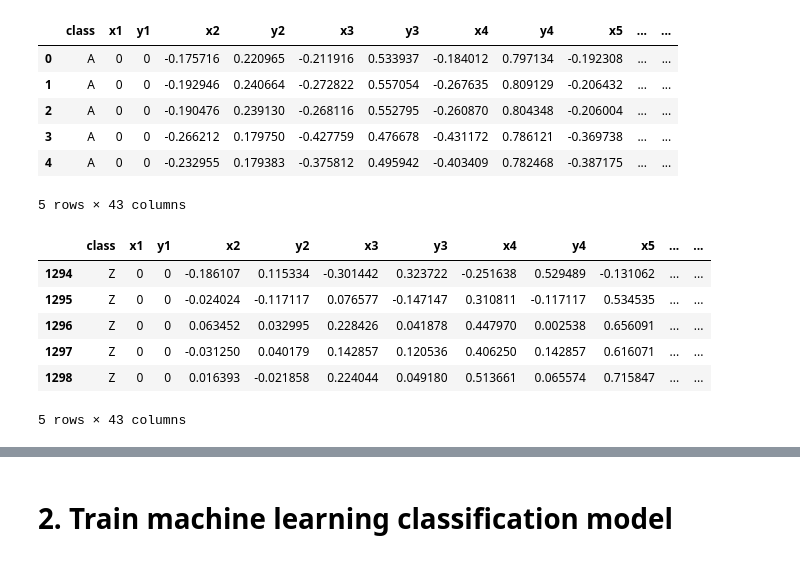
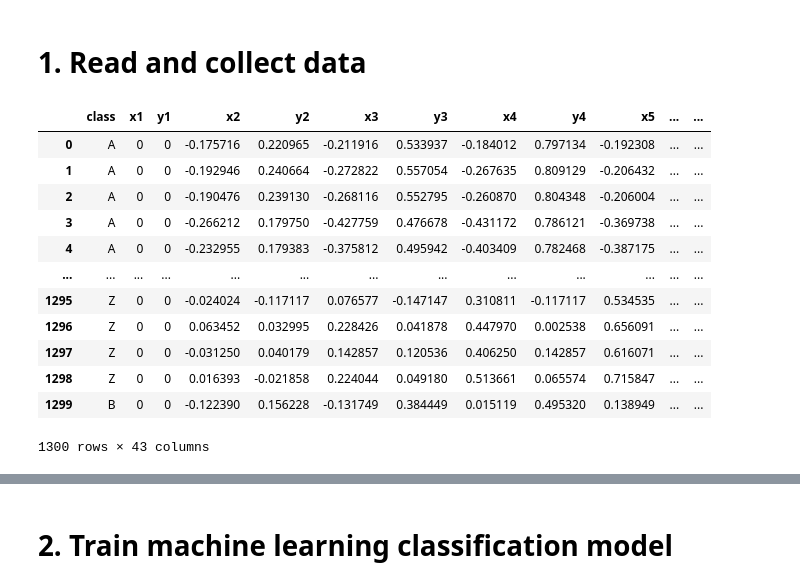
Before and after one commit to achmadmahathirps/SIBIHand, a Jupyter notebook: utils/train_model.ipynb, the cells around one changed output, grey strips where cells are left out. Drawn from its saved outputs; the diff is of its cells as text; code cells hidden in the pictures.

```diff
--- a/utils/train_model.ipynb
+++ b/utils/train_model.ipynb
@@ -25,34 +1,34 @@ Note: you may need to restart the kernel to use updated packages.
+# %% [markdown]
+# 1. Read and collect data
 # %%
 # Import relevant dependencies
 import pandas as pd
 import os
 from sklearn.model_selection import train_test_split
 # %%
-# Initialize main directory location
+# Initialize dataset directory
 path = os.getcwd()
 main_directory = os.path.dirname(path)
 
 # Read combined .csv dataset file from previous data collection
+# NOTE : 'df' means dataframe
 df = pd.read_csv(main_directory + '/dataset/keypoints_combined_v3.csv')
+
+# Show a glimpse of the dataset
+df
+# %% [output]
+|  | class | x1 | y1 | x2 | y2 | x3 | y3 | x4 | y4 | x5 | ... | ... |
+| 0 | A | 0 | 0 | -0.175716 | 0.220965 | -0.211916 | 0.533937 | -0.184012 | 0.797134 | -0.192308 | ... | ... |
+| 1 | A | 0 | 0 | -0.192946 | 0.240664 | -0.272822 | 0.557054 | -0.267635 | 0.809129 | -0.206432 | ... | ... |
+| 2 | A | 0 | 0 | -0.190476 | 0.239130 | -0.268116 | 0.552795 | -0.260870 | 0.804348 | -0.206004 | ... | ... |
+| 3 | A | 0 | 0 | -0.266212 | 0.179750 | -0.427759 | 0.476678 | -0.431172 | 0.786121 | -0.369738 | ... | ... |
+| 4 | A | 0 | 0 | -0.232955 | 0.179383 | -0.375812 | 0.495942 | -0.403409 | 0.782468 | -0.387175 | ... | ... |
+| ... | ... | ... | ... | ... | ... | ... | ... | ... | ... | ... | ... | ... |
+| 1295 | Z | 0 | 0 | -0.024024 | -0.117117 | 0.076577 | -0.147147 | 0.310811 | -0.117117 | 0.534535 | ... | ... |
+| 1296 | Z | 0 | 0 | 0.063452 | 0.032995 | 0.228426 | 0.041878 | 0.447970 | 0.002538 | 0.656091 | ... | ... |
+| 1297 | Z | 0 | 0 | -0.031250 | 0.040179 | 0.142857 | 0.120536 | 0.406250 | 0.142857 | 0.616071 | ... | ... |
+| 1298 | Z | 0 | 0 | 0.016393 | -0.021858 | 0.224044 | 0.049180 | 0.513661 | 0.065574 | 0.715847 | ... | ... |
+| 1299 | B | 0 | 0 | -0.122390 | 0.156228 | -0.131749 | 0.384449 | 0.015119 | 0.495320 | 0.138949 | ... | ... |
+1300 rows × 43 columns
-# %%
-df.head()
-# %% [output]
-|  | class | x1 | y1 | x2 | y2 | x3 | y3 | x4 | y4 | x5 | ... | ... |
-| 0 | A | 0 | 0 | -0.175716 | 0.220965 | -0.211916 | 0.533937 | -0.184012 | 0.797134 | -0.192308 | ... | ... |
-| 1 | A | 0 | 0 | -0.192946 | 0.240664 | -0.272822 | 0.557054 | -0.267635 | 0.809129 | -0.206432 | ... | ... |
-| 2 | A | 0 | 0 | -0.190476 | 0.239130 | -0.268116 | 0.552795 | -0.260870 | 0.804348 | -0.206004 | ... | ... |
-| 3 | A | 0 | 0 | -0.266212 | 0.179750 | -0.427759 | 0.476678 | -0.431172 | 0.786121 | -0.369738 | ... | ... |
-| 4 | A | 0 | 0 | -0.232955 | 0.179383 | -0.375812 | 0.495942 | -0.403409 | 0.782468 | -0.387175 | ... | ... |
-5 rows × 43 columns
-# %%
-df.tail()
-# %% [output]
-|  | class | x1 | y1 | x2 | y2 | x3 | y3 | x4 | y4 | x5 | ... | ... |
-| 1294 | Z | 0 | 0 | -0.186107 | 0.115334 | -0.301442 | 0.323722 | -0.251638 | 0.529489 | -0.131062 | ... | ... |
-| 1295 | Z | 0 | 0 | -0.024024 | -0.117117 | 0.076577 | -0.147147 | 0.310811 | -0.117117 | 0.534535 | ... | ... |
-| 1296 | Z | 0 | 0 | 0.063452 | 0.032995 | 0.228426 | 0.041878 | 0.447970 | 0.002538 | 0.656091 | ... | ... |
-| 1297 | Z | 0 | 0 | -0.031250 | 0.040179 | 0.142857 | 0.120536 | 0.406250 | 0.142857 | 0.616071 | ... | ... |
-| 1298 | Z | 0 | 0 | 0.016393 | -0.021858 | 0.224044 | 0.049180 | 0.513661 | 0.065574 | 0.715847 | ... | ... |
-5 rows × 43 columns
 # %%
 # Initialize dataset feature and target values
```
Also changed, not shown: parts of 13 cells of this notebook.
